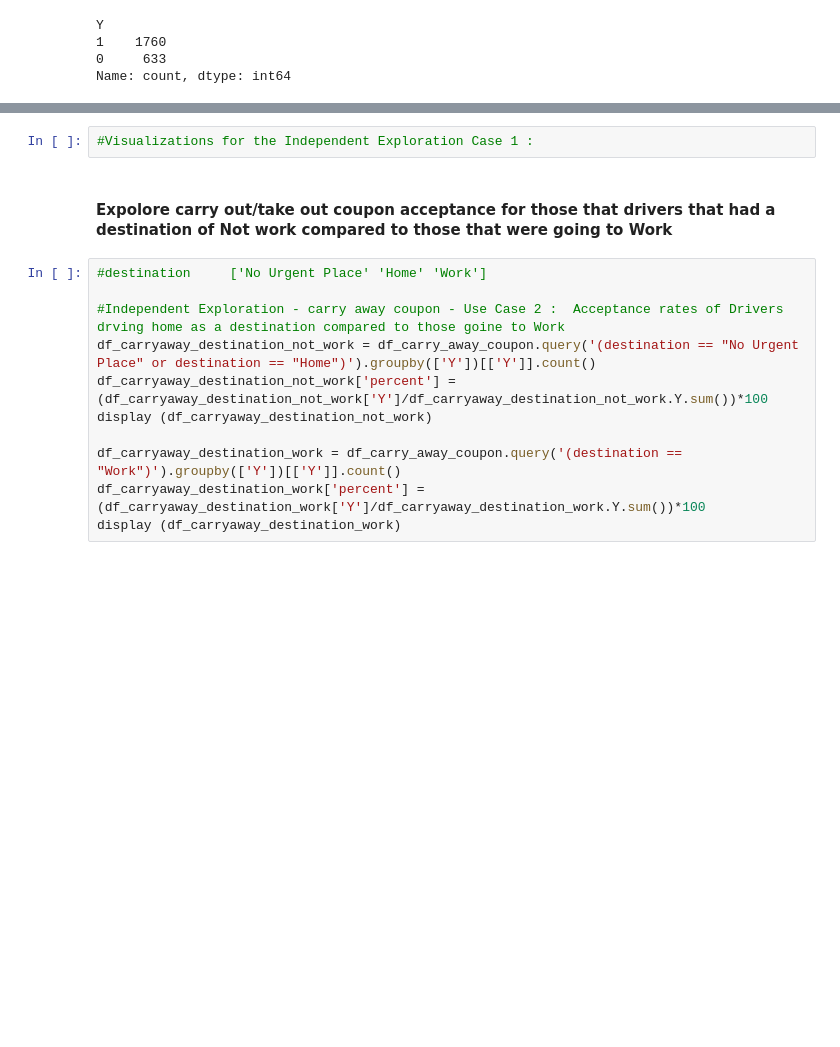
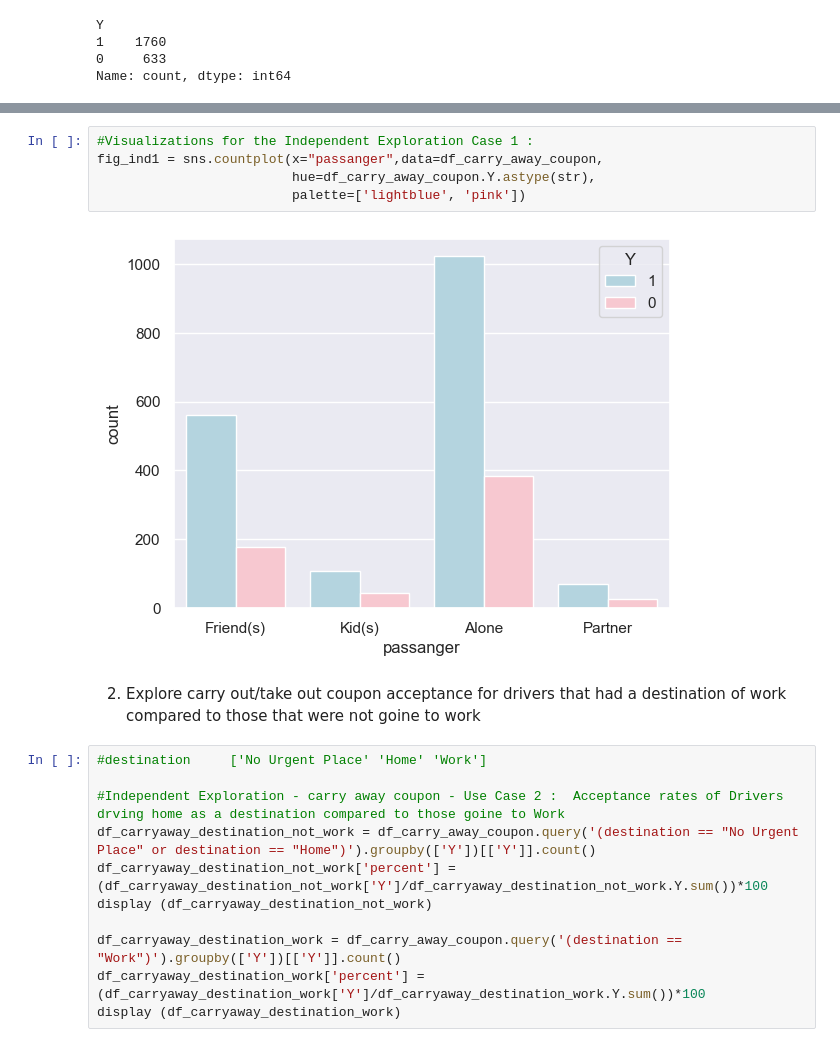
Before and after one commit to kesavan2017/ucbe-AIML-practical-application-51, a Jupyter notebook: prompt.ipynb, the cells around one changed output, grey strips where cells are left out. Cells and saved outputs as stored; diff of their text form; blank space fills up the shorter version.

```diff
--- a/prompt.ipynb
+++ b/prompt.ipynb
@@ -624,7 +663,12 @@ display (df_carryaway_passanger_no_kids)
 # %%
 #Visualizations for the Independent Exploration Case 1 :
+fig_ind1 = sns.countplot(x="passanger",data=df_carry_away_coupon,
+                         hue=df_carry_away_coupon.Y.astype(str),
+                         palette=['lightblue', 'pink'])
+# %% [output]
+[figure, added]
 # %% [markdown]
-#### Expolore carry out/take out coupon acceptance for those that drivers that had a destination of Not work compared to those that were going to Work
+2. Explore carry out/take out coupon acceptance for drivers that had a destination of work compared to those that were not goine to work
 # %%
 #destination 	 ['No Urgent Place' 'Home' 'Work']
 
```
Also changed, not shown: parts of 18 cells of this notebook.
